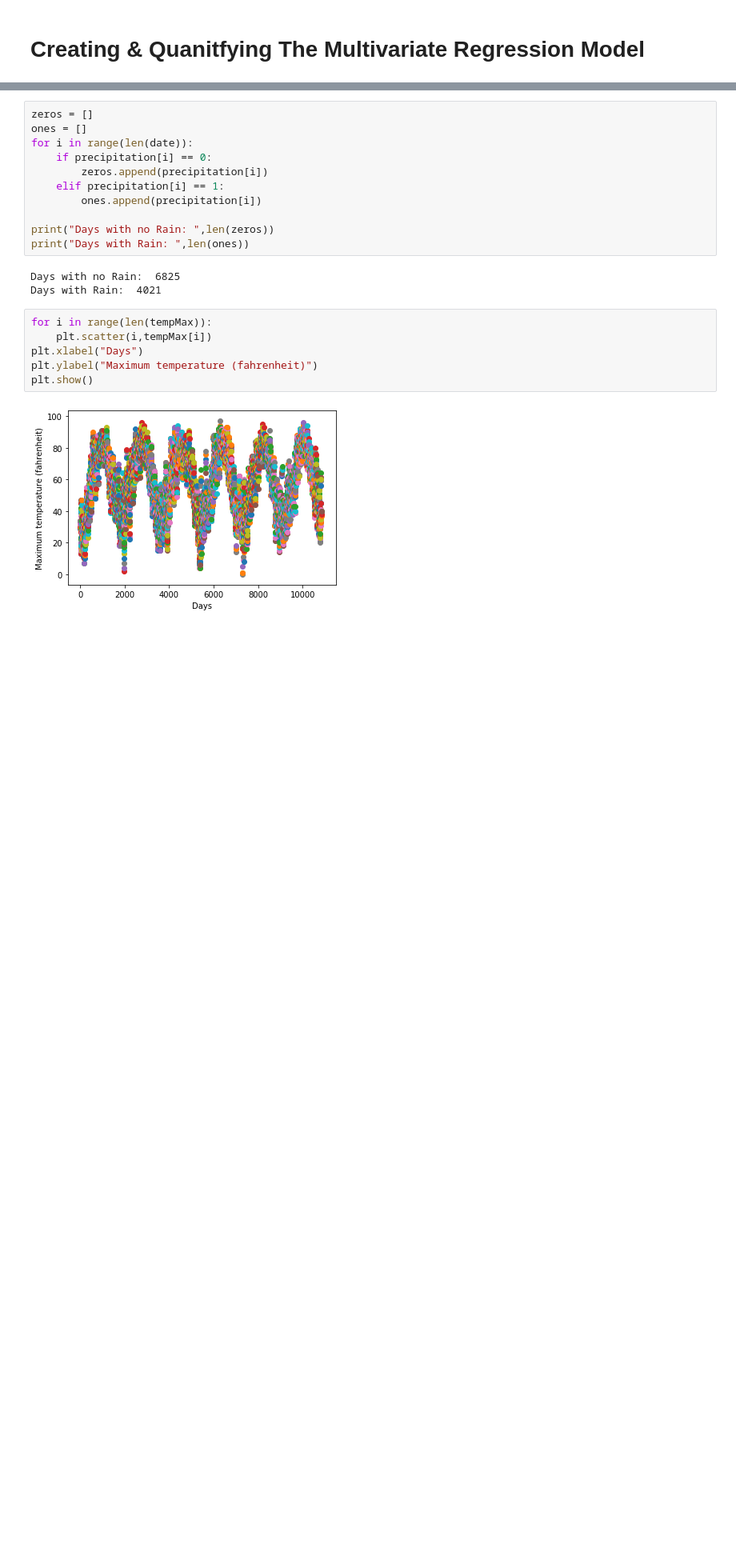
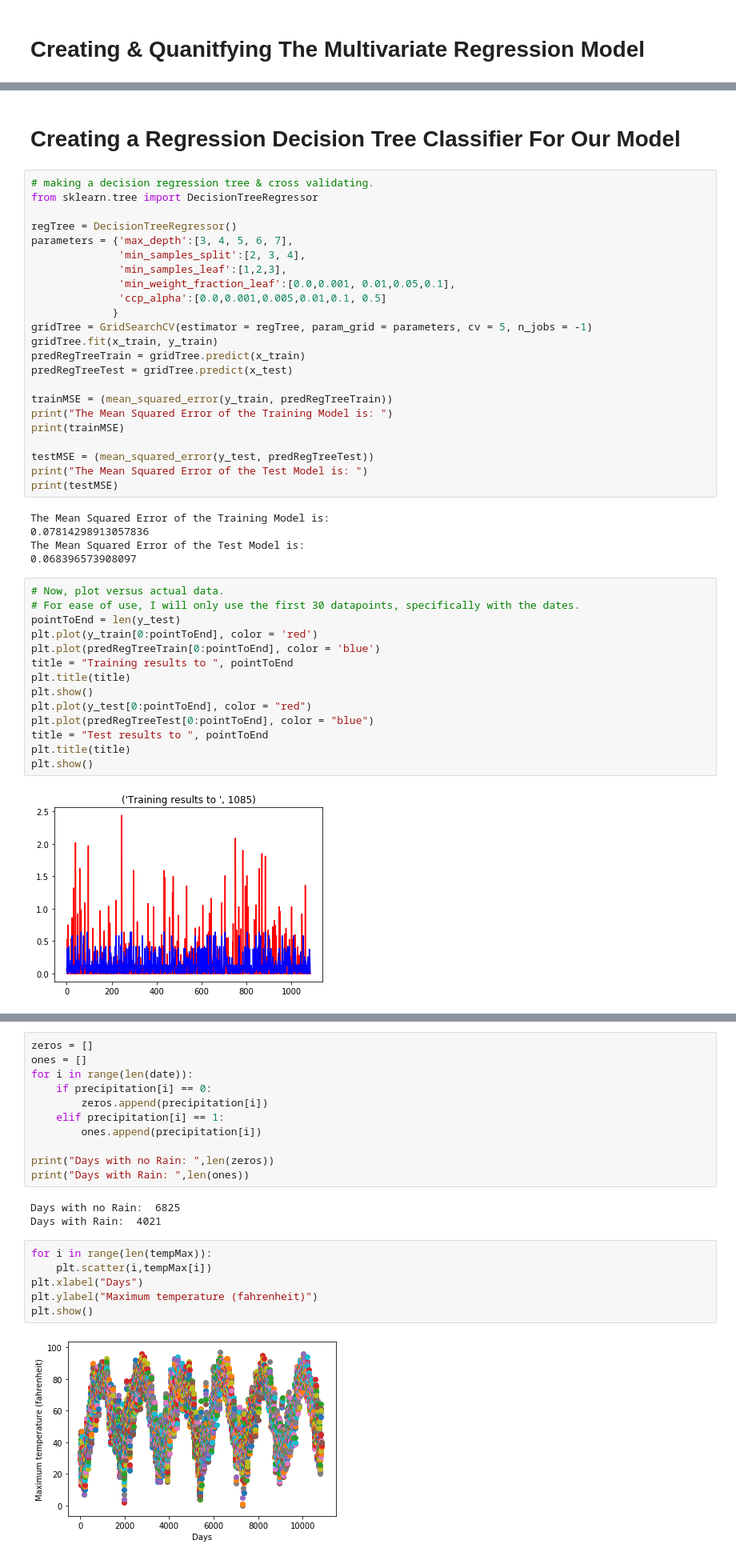
Before and after one commit to JonathanClifford/597ML-MachineLearningWeatherPrediction, a Jupyter notebook: mainAnalysisOfWeatherData.ipynb, the cells around one changed output, grey strips where cells are left out. Shown at 80% size. Drawn from its saved outputs; the diff is of its cells as text; blank space fills up the shorter version.

```diff
--- a/mainAnalysisOfWeatherData.ipynb
+++ b/mainAnalysisOfWeatherData.ipynb
@@ -199,0 +229,46 @@ The Mean Squared Error of the Test Model is:
+# %% [markdown]
+# Creating a Regression Decision Tree Classifier For Our Model
+# %%
+# making a decision regression tree & cross validating.
+from sklearn.tree import DecisionTreeRegressor
+
+regTree = DecisionTreeRegressor()
+parameters = {'max_depth':[3, 4, 5, 6, 7],
+              'min_samples_split':[2, 3, 4],
+              'min_samples_leaf':[1,2,3],
+              'min_weight_fraction_leaf':[0.0,0.001, 0.01,0.05,0.1],
+              'ccp_alpha':[0.0,0.001,0.005,0.01,0.1, 0.5]
+             }
+gridTree = GridSearchCV(estimator = regTree, param_grid = parameters, cv = 5, n_jobs = -1)
+gridTree.fit(x_train, y_train)
+predRegTreeTrain = gridTree.predict(x_train)
+predRegTreeTest = gridTree.predict(x_test)
+
+trainMSE = (mean_squared_error(y_train, predRegTreeTrain))
+print("The Mean Squared Error of the Training Model is: ")
+print(trainMSE)
+
+testMSE = (mean_squared_error(y_test, predRegTreeTest))
+print("The Mean Squared Error of the Test Model is: ")
+print(testMSE)
+# %% [output]
+The Mean Squared Error of the Training Model is:
+0.07814298913057836
+The Mean Squared Error of the Test Model is:
+0.068396573908097
+# %%
+# Now, plot versus actual data.
+# For ease of use, I will only use the first 30 datapoints, specifically with the dates.
+pointToEnd = len(y_test)
+plt.plot(y_train[0:pointToEnd], color = 'red')
+plt.plot(predRegTreeTrain[0:pointToEnd], color = 'blue')
+title = "Training results to ", pointToEnd
+plt.title(title)
+plt.show()
+plt.plot(y_test[0:pointToEnd], color = "red")
+plt.plot(predRegTreeTest[0:pointToEnd], color = "blue")
+title = "Test results to ", pointToEnd
+plt.title(title)
+plt.show()
+# %% [output]
+[figure, added]
```
Also changed, not shown: parts of 9 cells of this notebook.
